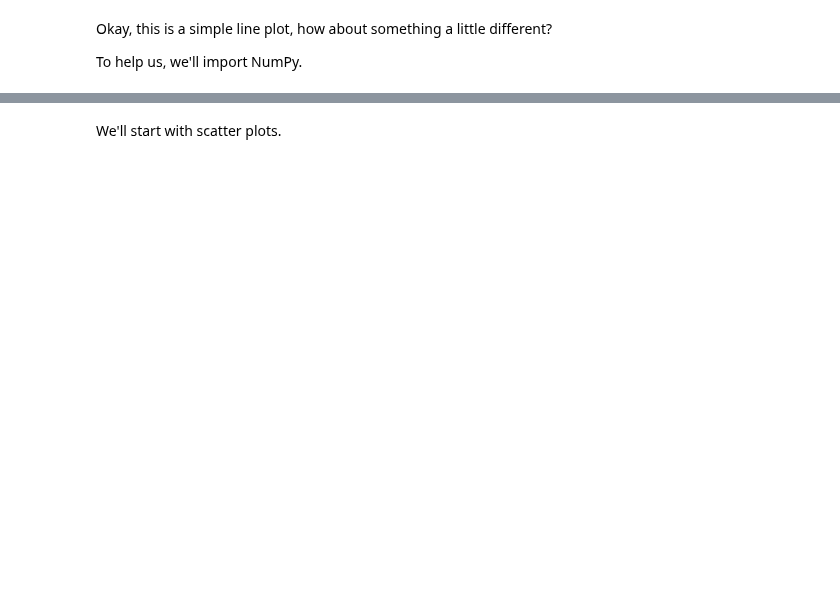
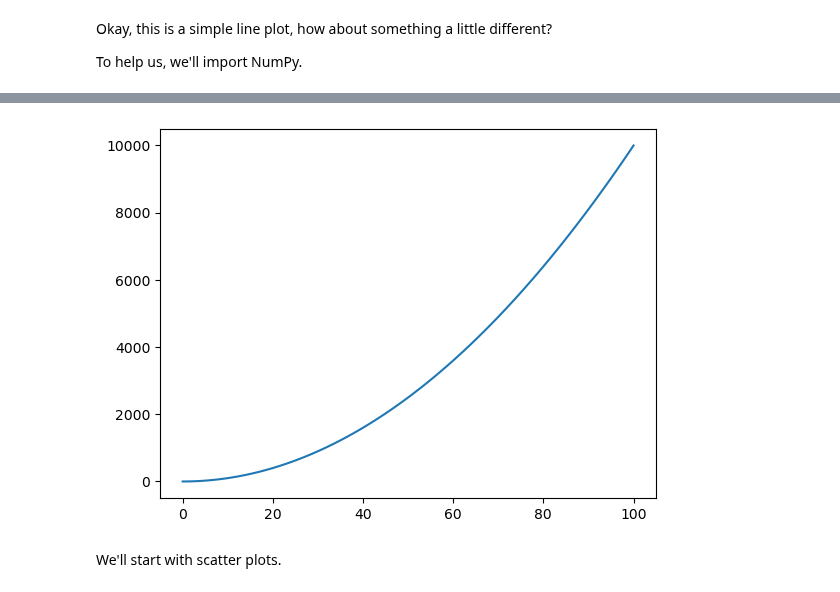
Before and after one commit to FairozAhmadSheikh/Machine_and_Deep_Learning_Basic_To_Advance, a Jupyter notebook: Exercises/matplotlib-exercises.ipynb, the cells around one changed output, grey strips where cells are left out. Drawn from its saved outputs; the diff is of its cells as text; code cells hidden in the pictures; blank space fills up the shorter version.

```diff
--- a/Exercises/matplotlib-exercises.ipynb
+++ b/Exercises/matplotlib-exercises.ipynb
@@ -83,2 +84,4 @@ To help us, we'll import NumPy.
 # %%
 # Create an array of 100 evenly spaced numbers between 0 and 100 using NumPy and save it to variable X
+X=np.linspace(0,100,100)
+X
@@ -85,5 +106,9 @@ To help us, we'll import NumPy.
 # %%
 # Create a plot using plt.subplots() and plot X versus X^2 (X squared)
+fig,ax=plt.subplots()
+ax.plot(X,X**2);
+# %% [output]
+[figure, added]
 # %% [markdown]
 We'll start with scatter plots.
 # %%
```
Also changed, not shown: parts of 5 cells of this notebook.
